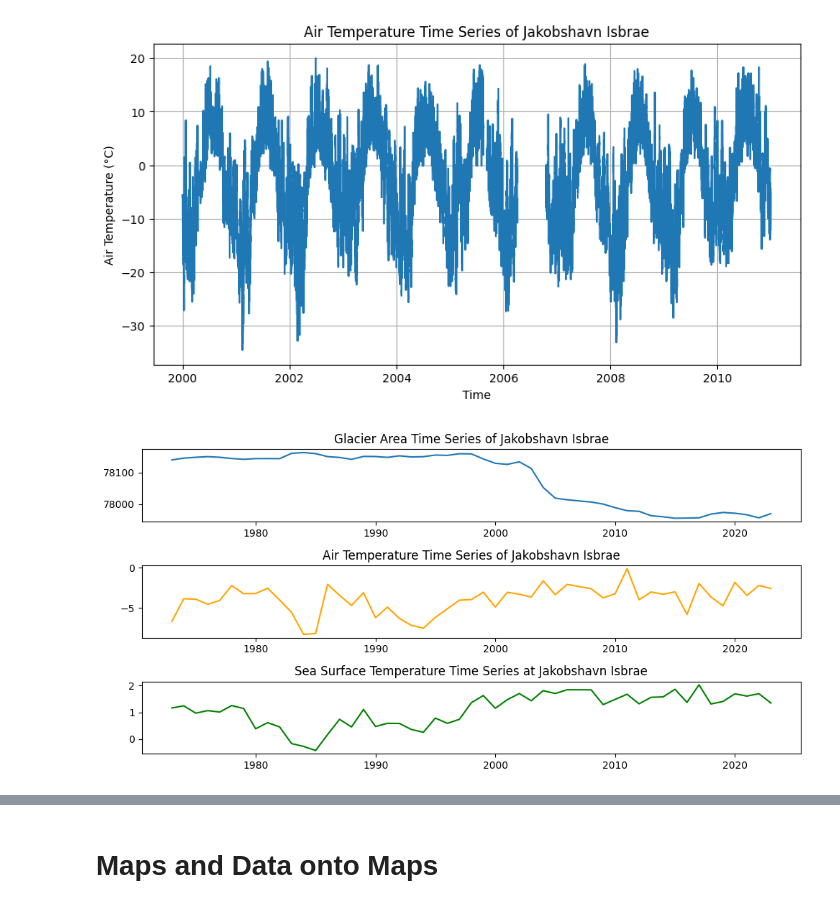
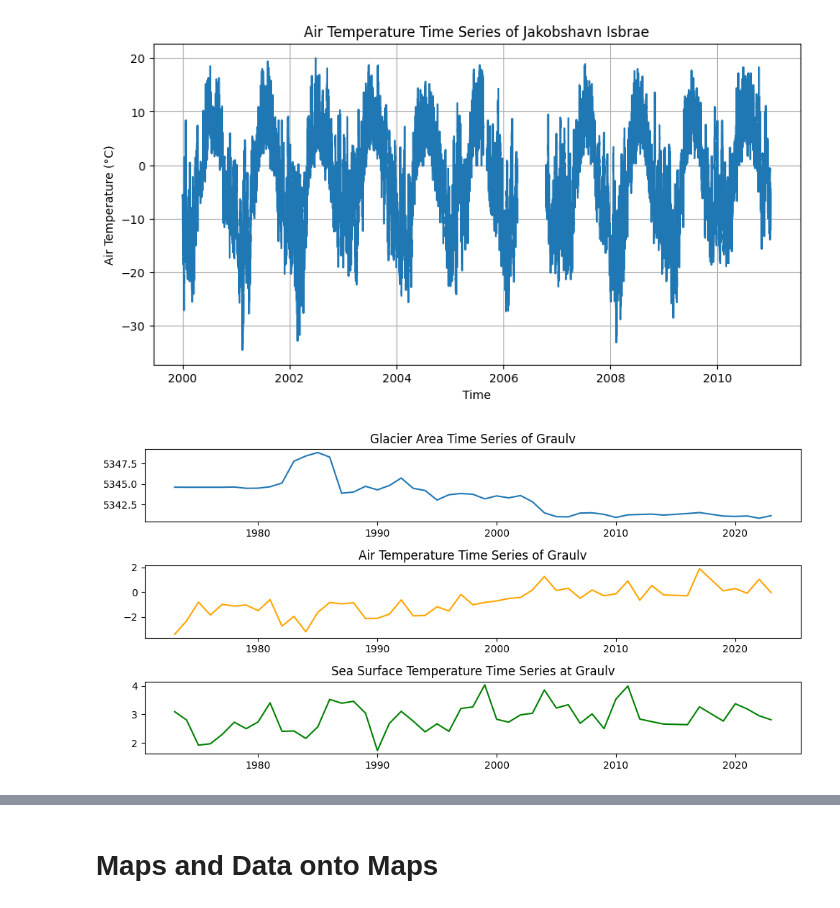
Before and after one commit to joelbarron06/ESDA2_Project, a Jupyter notebook: project_code.ipynb, the cells around one changed output, grey strips where cells are left out. Drawn from its saved outputs; the diff is of its cells as text; code cells hidden in the pictures.

```diff
--- a/project_code.ipynb
+++ b/project_code.ipynb
@@ -377,19 +377,19 @@ plt.show()
 # %% [output]
 [figure]
 # %%
-GLACIER = 'Jakobshavn Isbrae'
+GLACIER = 'Graulv'
 SAMPLE_TIME = 'YE' # Year: 'YE', 5-Year: '5YE'
 
 glacier_df = get_glacier_df(GLACIER, SAMPLE_TIME)
 
 fig, ax = plt.subplots(3, 1, figsize=(10, 5))
 ax[0].plot(glacier_df.index, glacier_df['area'])
 ax[0].set_title(f'Glacier Area Time Series of {GLACIER}')
 ax[1].plot(glacier_df.index, glacier_df['airtemp'], color='orange')
 ax[1].set_title(f'Air Temperature Time Series of {GLACIER}')
 ax[2].plot(glacier_df.index, glacier_df['SST'], color='green')
 ax[2].set_title(f'Sea Surface Temperature Time Series at {GLACIER}')
 plt.tight_layout()
 plt.show()
 # %% [output]
-[figure, old version]
+[figure, new version]
```
Also changed, not shown: parts of 2 cells of this notebook.
